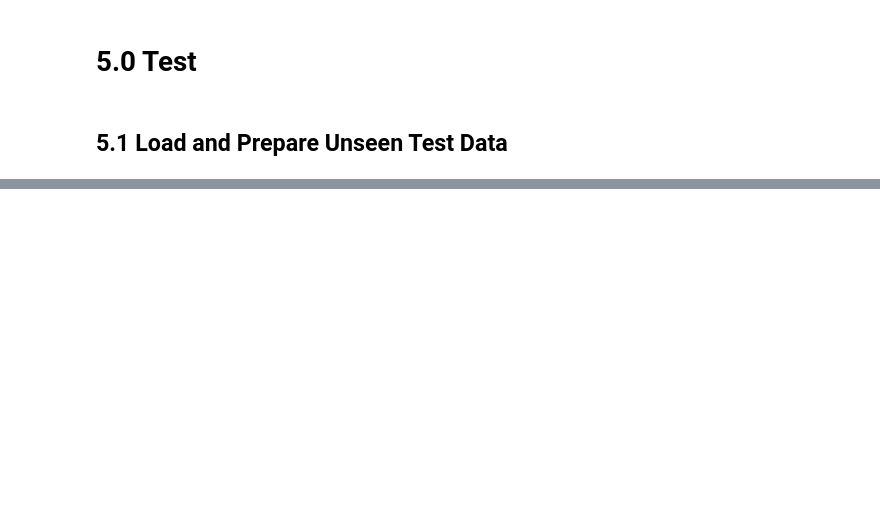
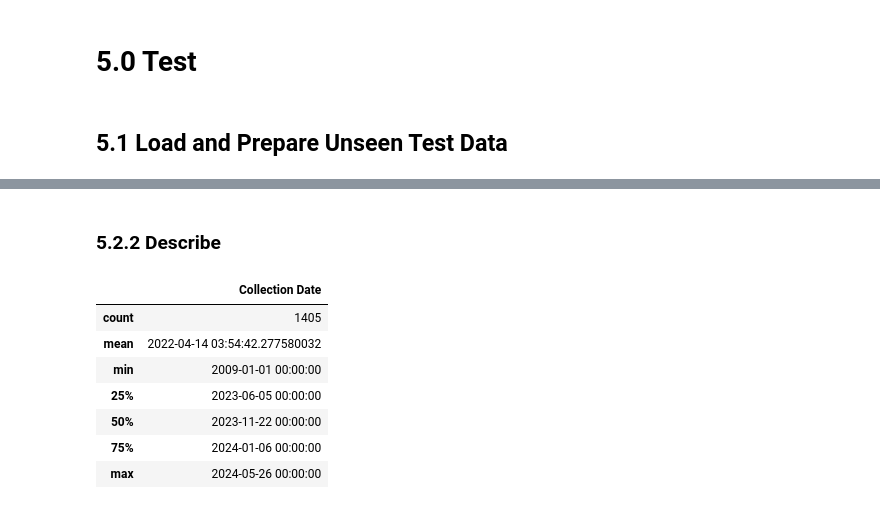
Before and after one commit to ajvilleg/learn-flu, a Jupyter notebook: learn-flu.ipynb, the cells around one changed output, grey strips where cells are left out. Drawn from its saved outputs; the diff is of its cells as text; code cells hidden in the pictures; blank space fills up the shorter version.

```diff
--- a/learn-flu.ipynb
+++ b/learn-flu.ipynb
@@ -1009,0 +1001,8 @@ plt.show()
+# %%
+# Convert all columns to strings except Collection Date
+test_df = test_df.astype(str)
+
+# Convert "Collection Date" column to date
+test_df["Collection Date"] = pd.to_datetime(test_df["Collection Date"])
+
+test_df.info()
@@ -1009,0 +1025,13 @@ plt.show()
+# %% [markdown]
+### 5.2.2 Describe
+# %%
+test_df.describe()
+# %% [output]
+|  | Collection Date |
+| count | 1405 |
+| mean | 2022-04-14 03:54:42.277580032 |
+| min | 2009-01-01 00:00:00 |
+| 25% | 2023-06-05 00:00:00 |
+| 50% | 2023-11-22 00:00:00 |
+| 75% | 2024-01-06 00:00:00 |
+| max | 2024-05-26 00:00:00 |
```
Also changed, not shown: parts of 93 cells of this notebook.
